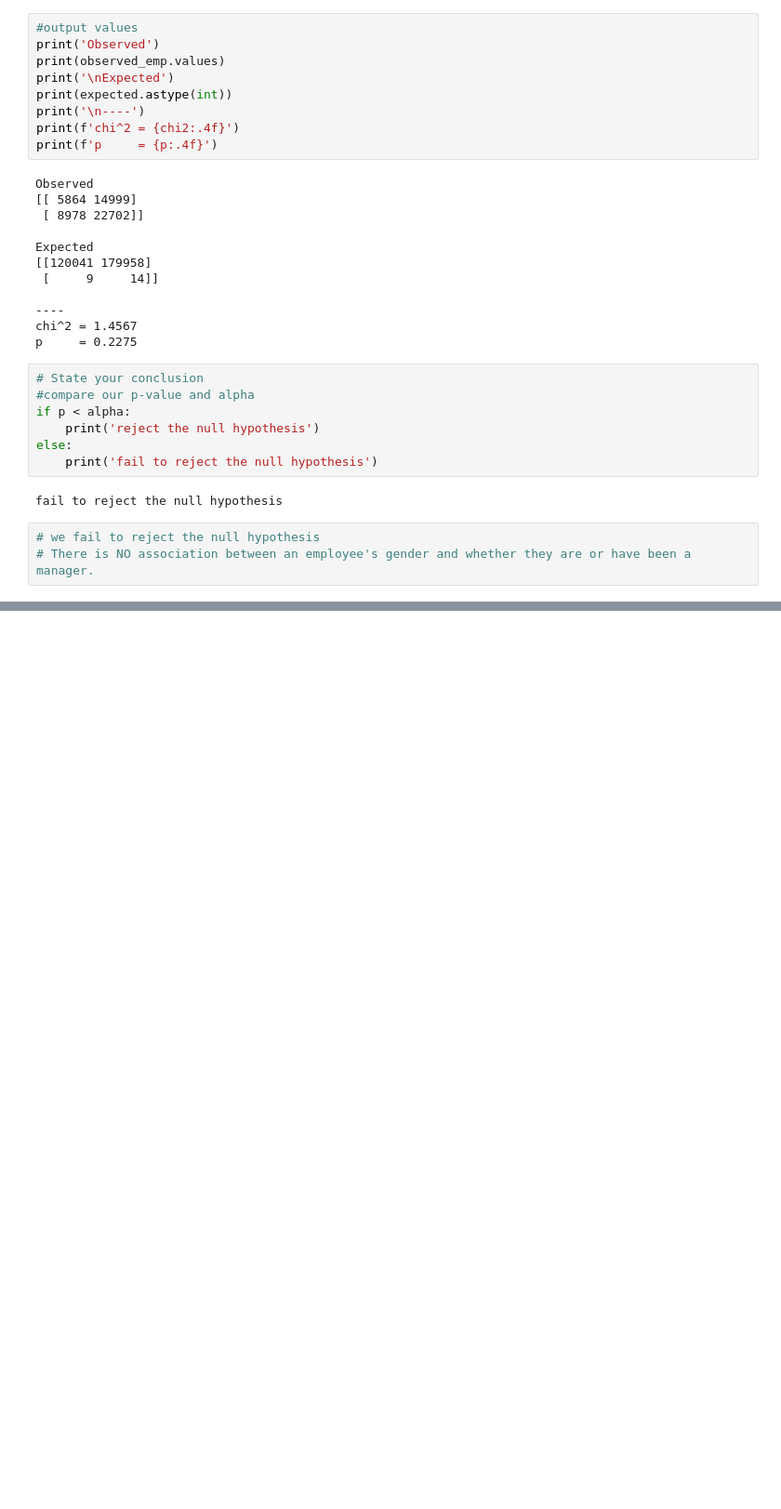
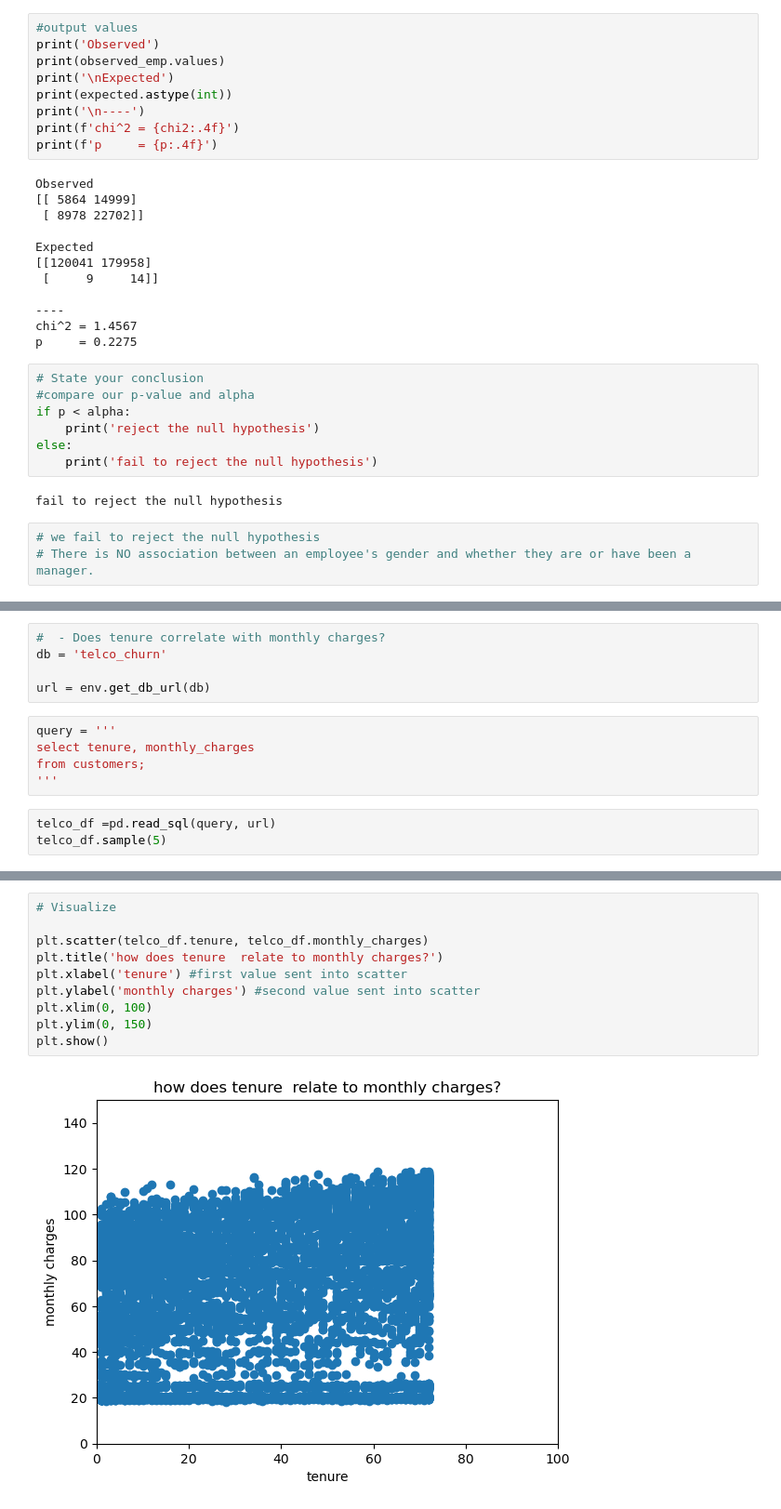
Before and after one commit to Luis-Martinez1/statistics-exercises, a Jupyter notebook: hypothesis_testing.ipynb, the cells around one changed output, grey strips where cells are left out. Shown: that part at 93% size. Drawn from its saved outputs; the diff is of its cells as text; blank space fills up the shorter version.

```diff
--- a/hypothesis_testing.ipynb
+++ b/hypothesis_testing.ipynb
@@ -455,0 +498,13 @@ fail to reject the null hypothesis
+# %%
+#  - Does tenure correlate with monthly charges?
+db = 'telco_churn'
+
+url = env.get_db_url(db)
+# %%
+query = '''
+select tenure, monthly_charges
+from customers;
+'''
+# %%
+telco_df =pd.read_sql(query, url)
+telco_df.sample(5)
@@ -455,0 +537,12 @@ fail to reject the null hypothesis
+# %%
+# Visualize
+
+plt.scatter(telco_df.tenure, telco_df.monthly_charges)
+plt.title('how does tenure  relate to monthly charges?')
+plt.xlabel('tenure') #first value sent into scatter
+plt.ylabel('monthly charges') #second value sent into scatter
+plt.xlim(0, 100)
+plt.ylim(0, 150)
+plt.show()
+# %% [output]
+[figure, added]
```
Also changed, not shown: parts of 53 cells of this notebook.
